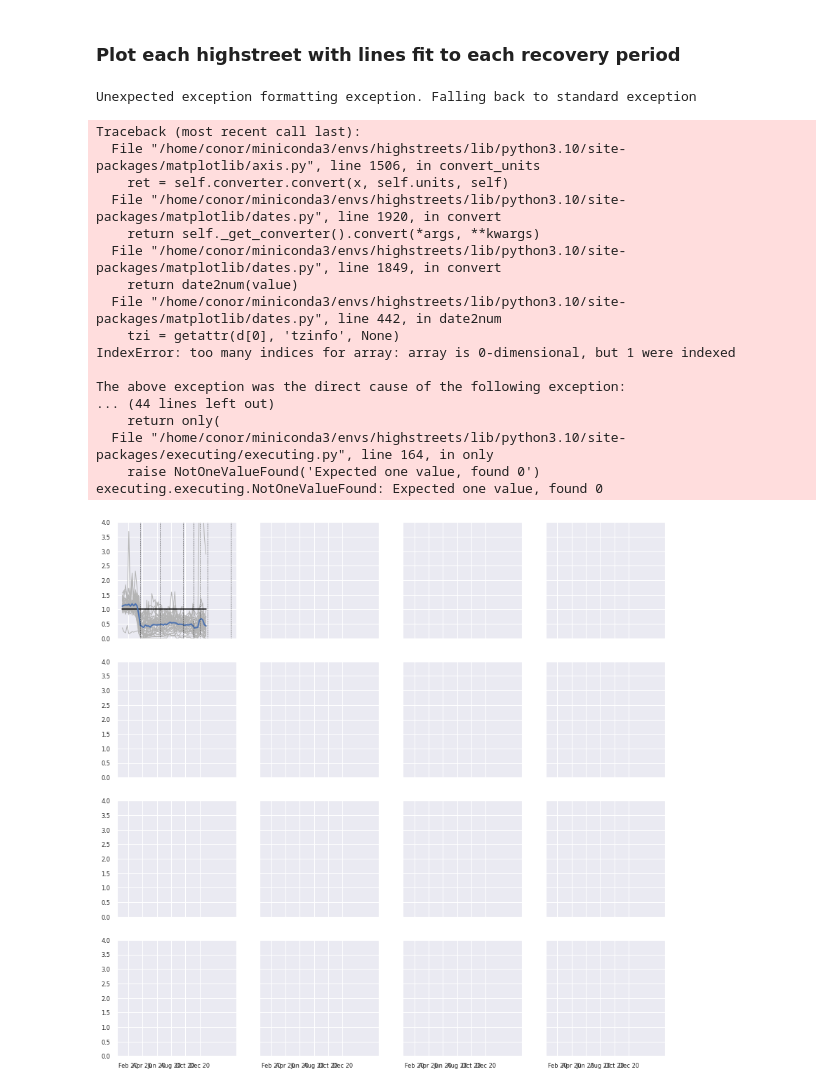
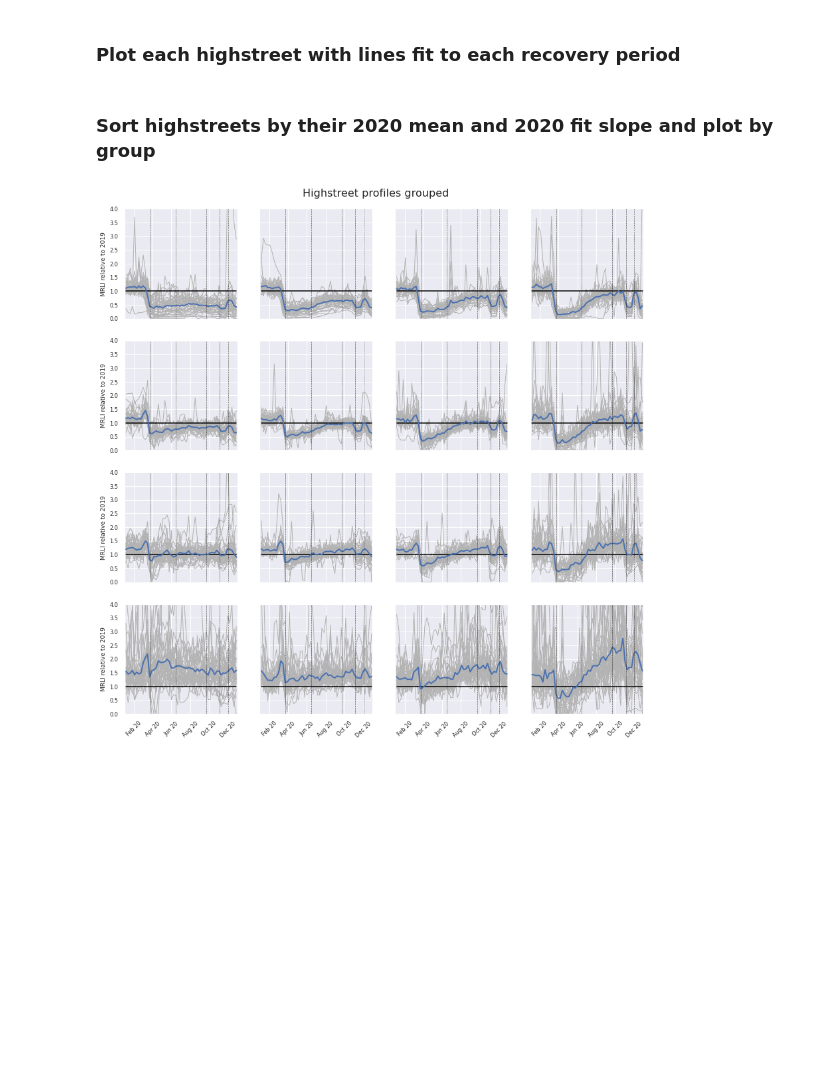
Before and after one commit to Greater-London-Authority/highstreets, a Jupyter notebook: highstreets/notebooks/exploratory/0.3-cd-hs_regressions.ipynb, the cells around one changed output. Saved outputs shown, nothing was run; the diff lists cells and outputs as text; code cells hidden in the pictures; blank space fills up the shorter version.

Commit message:
Added grouped HS plots by (mean,slope) for 2020, 2021, full period. Added mean, slope for 2020/21 to profiles and added matrix scatter of some HSP stats

```diff
--- a/highstreets/notebooks/exploratory/0.3-cd-hs_regressions.ipynb
+++ b/highstreets/notebooks/exploratory/0.3-cd-hs_regressions.ipynb
@@ -80,36 +80,20 @@ reg_model['full'],fit_lines['full'] = mhsd.get_fit_lines(start_times['full'],tve
 ### Plot each highstreet with lines fit to each recovery period
 # %%
 vhsd.plot_all_profiles_full({'2020':data_2020,'2021':data_2021,'full':data_full},fit_lines)
+# %% [markdown]
+### Sort highstreets by their 2020 mean and 2020 fit slope and plot by group
 # %%
 nb_dates = pd.to_datetime(['2020-03-24','2020-06-15','2020-09-22','2020-11-05','2020-12-02','2021-01-05','2021-04-12'])
 
 # columns by which we will sort the highstreets (for example, slope of the best fit line to 2020 recovery and the initial hit in 2020)
 #sort_cols = data_2020_full.loc['2020-04-01':'2020-04-30',:].min().to_numpy(), reg_model['2020'].coef_
 sort_cols = data_2020_full.loc['2020-03-14':'2020-11-01',:].mean().to_numpy(), reg_model['2020'].coef_
 
 # prepend mean and fit slopes to array for sorting and grouping:
 plot_array = np.transpose(data_2020_full.to_numpy())
 plot_tvec = data_2020_full.index
-filename = 'banner.png'
+filename = '2021-sorted-by-mean-slope.pdf'
 
-vhsd.plot_highstreets_grouped(plot_array, plot_tvec, sort_cols, nb_dates, filename)
+vhsd.plot_highstreets_grouped(plot_array, plot_tvec, sort_cols, nb_dates, filename, xlim=('2020-01-01','2020-12-31'))
 # %% [output]
-Unexpected exception formatting exception. Falling back to standard exception
-Traceback (most recent call last):
-  File "/home/conor/miniconda3/envs/highstreets/lib/python3.10/site-packages/matplotlib/axis.py", line 1506, in convert_units
-    ret = self.converter.convert(x, self.units, self)
-  File "/home/conor/miniconda3/envs/highstreets/lib/python3.10/site-packages/matplotlib/dates.py", line 1920, in convert
-    return self._get_converter().convert(*args, **kwargs)
-  File "/home/conor/miniconda3/envs/highstreets/lib/python3.10/site-packages/matplotlib/dates.py", line 1849, in convert
-    return date2num(value)
-  File "/home/conor/miniconda3/envs/highstreets/lib/python3.10/site-packages/matplotlib/dates.py", line 442, in date2num
-    tzi = getattr(d[0], 'tzinfo', None)
-IndexError: too many indices for array: array is 0-dimensional, but 1 were indexed
-
-The above exception was the direct cause of the following exception:
-... (44 lines left out)
-    return only(
-  File "/home/conor/miniconda3/envs/highstreets/lib/python3.10/site-packages/executing/executing.py", line 164, in only
-    raise NotOneValueFound('Expected one value, found 0')
-executing.executing.NotOneValueFound: Expected one value, found 0
-[figure, old version]
+[figure, new version]
```
Also changed, not shown: parts of 7 cells of this notebook, 7 other files.
